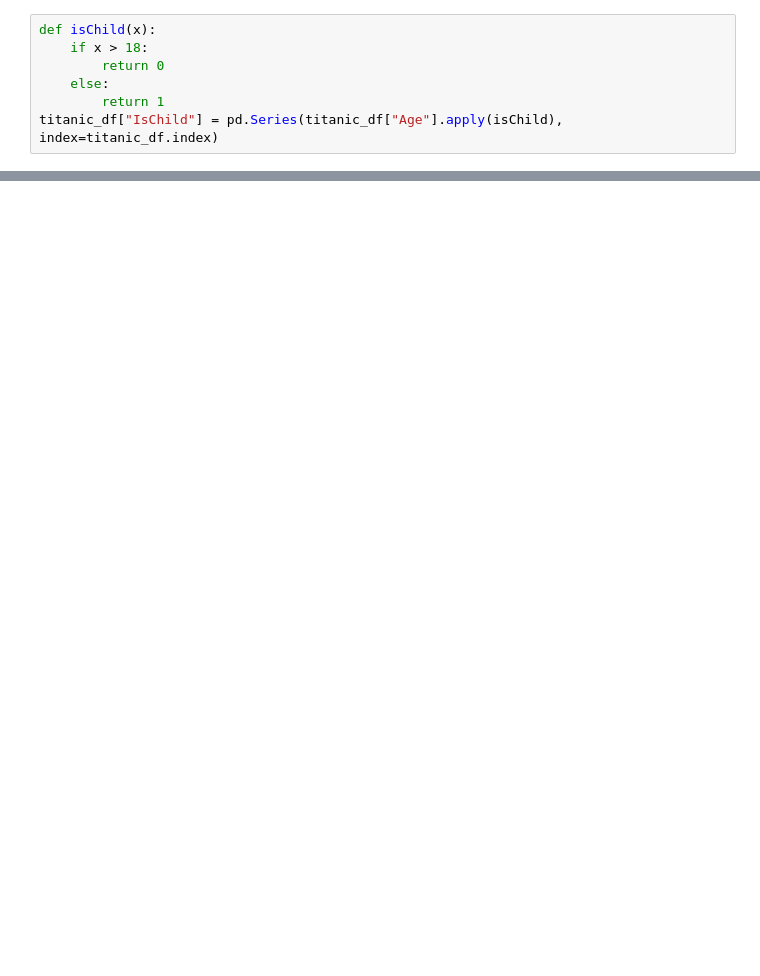
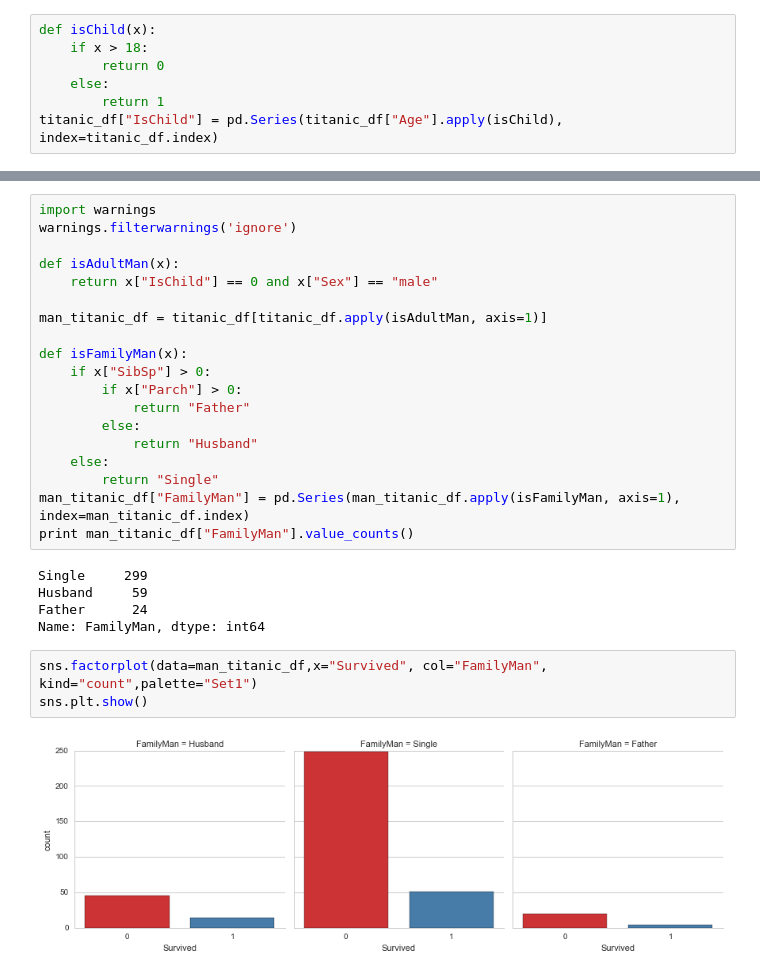
Before and after one commit to jmonterrubio/Titanic-Data-Investigation, a Jupyter notebook: Titanic Data Investigation.ipynb, the cells around one changed output, grey strips where cells are left out. Drawn from its saved outputs; the diff is of its cells as text; blank space fills up the shorter version.

```diff
--- a/Titanic Data Investigation.ipynb
+++ b/Titanic Data Investigation.ipynb
@@ -148,0 +153,29 @@ As we can see in the first two plots
+# %%
+import warnings
+warnings.filterwarnings('ignore')
+
+def isAdultMan(x):
+    return x["IsChild"] == 0 and x["Sex"] == "male"
+
+man_titanic_df = titanic_df[titanic_df.apply(isAdultMan, axis=1)]
+
+def isFamilyMan(x):
+    if x["SibSp"] > 0:
+        if x["Parch"] > 0:
+            return "Father"
+        else:
+            return "Husband"
+    else:
+        return "Single"
+man_titanic_df["FamilyMan"] = pd.Series(man_titanic_df.apply(isFamilyMan, axis=1), index=man_titanic_df.index)
+print man_titanic_df["FamilyMan"].value_counts()
+# %% [output]
+Single     299
+Husband     59
+Father      24
+Name: FamilyMan, dtype: int64
+# %%
+sns.factorplot(data=man_titanic_df,x="Survived", col="FamilyMan", kind="count",palette="Set1")
+sns.plt.show()
+# %% [output]
+[figure, added]
```
Also changed, not shown: parts of 23 cells of this notebook.
